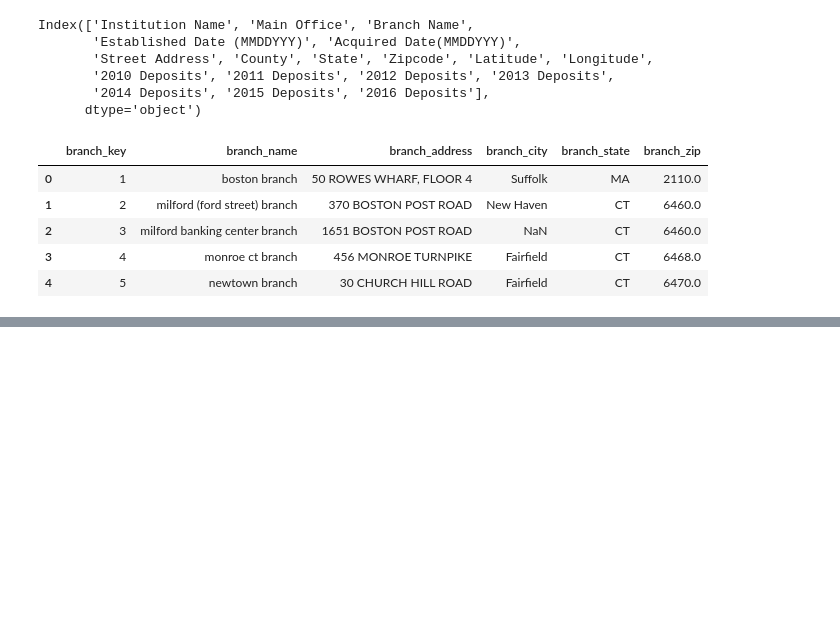
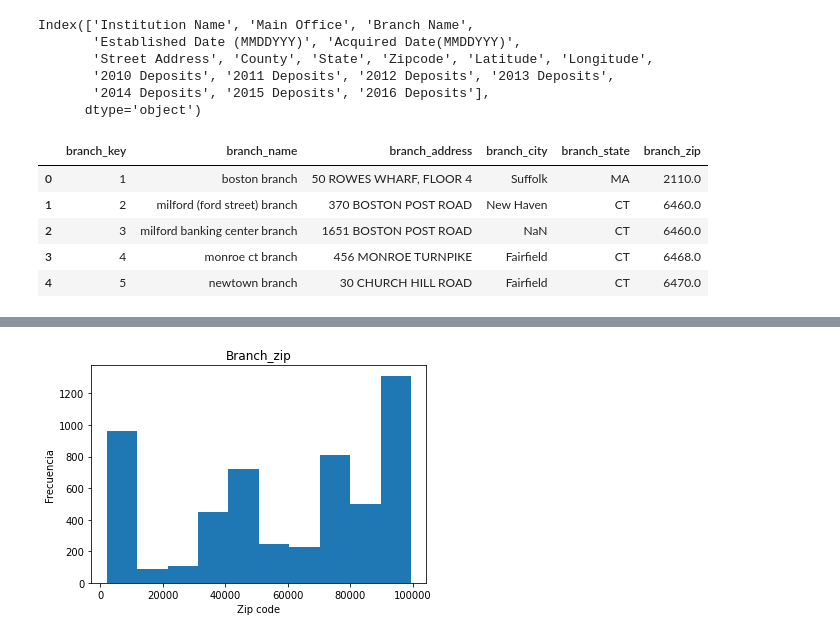
Before and after one commit to nestorivanmo/iimas-data-science, a Jupyter notebook: bde/practicas/Parte2-OLAP/Practica4/P4_Actividad_1_branch_equipo003.ipynb, the cells around one changed output, grey strips where cells are left out. Drawn from its saved outputs; the diff is of its cells as text; code cells hidden in the pictures; blank space fills up the shorter version.

```diff
--- a/bde/practicas/Parte2-OLAP/Practica4/P4_Actividad_1_branch_equipo003.ipynb
+++ b/bde/practicas/Parte2-OLAP/Practica4/P4_Actividad_1_branch_equipo003.ipynb
@@ -44,0 +55,8 @@ branch_df.to_csv('branch.csv', index=False)
+# %%
+plt.hist(branch_df[branch_df.branch_zip < 1e6].branch_zip)
+plt.title('Branch_zip')
+plt.xlabel('Zip code')
+plt.ylabel('Frecuencia')
+plt.show()
+# %% [output]
+[figure, added]
```
Also changed, not shown: parts of 4 cells of this notebook, 3 other files.
